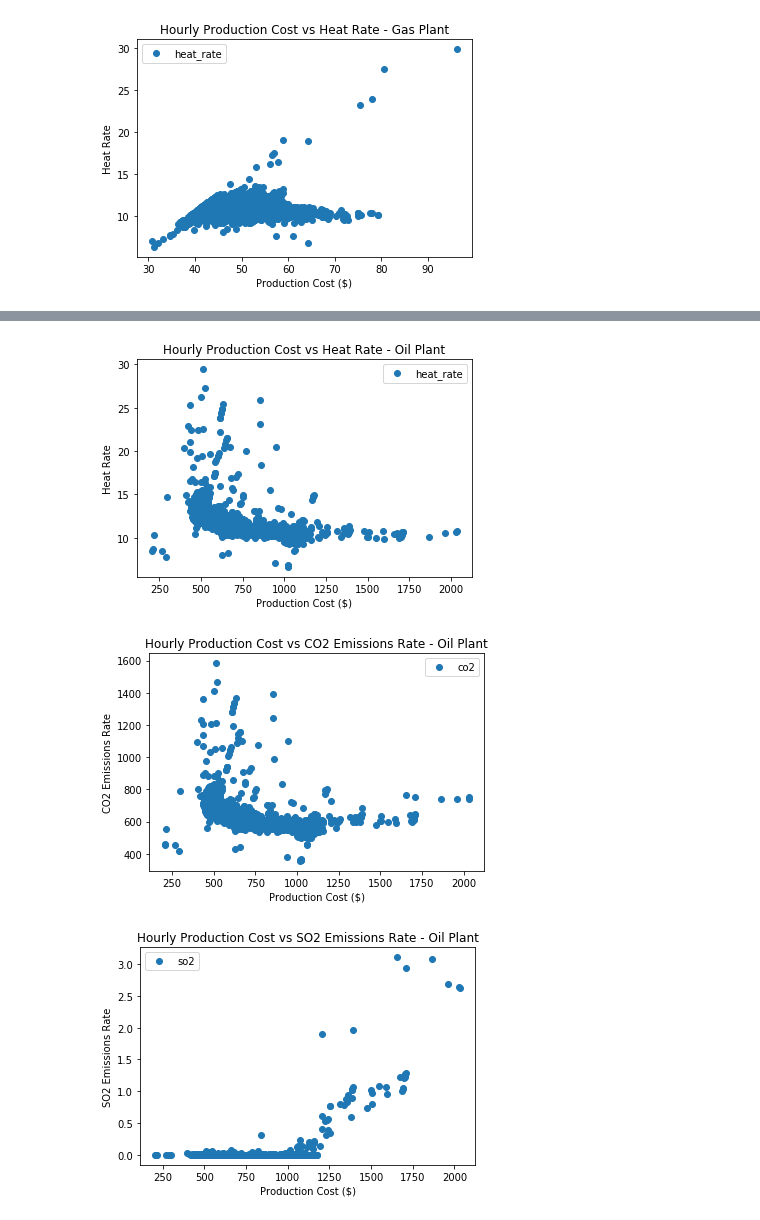
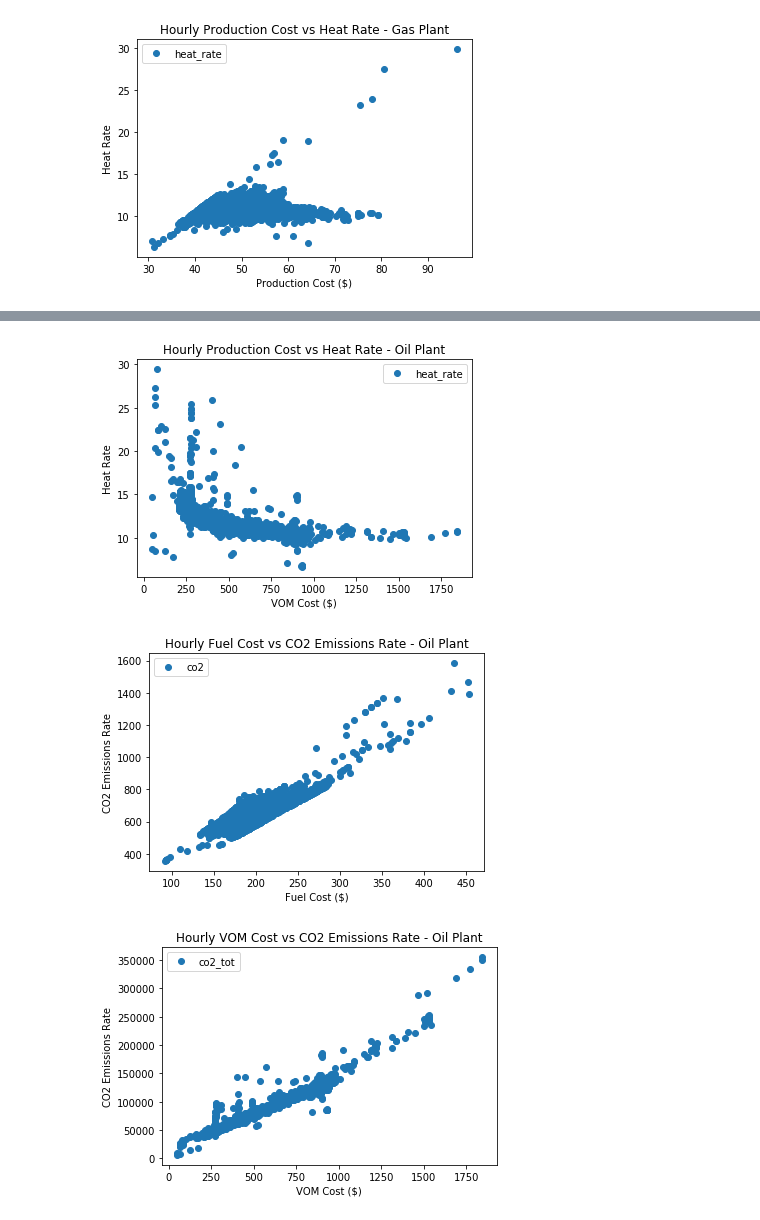
Before and after one commit to amy-wang/thesis2, a Jupyter notebook: heat_rate/Simple_Dispatch_Inputs.ipynb, the cells around one changed output, grey strips where cells are left out. Drawn from its saved outputs; the diff is of its cells as text; code cells hidden in the pictures.

Commit message:
relationships between production cost

```diff
--- a/heat_rate/Simple_Dispatch_Inputs.ipynb
+++ b/heat_rate/Simple_Dispatch_Inputs.ipynb
@@ -24,4 +15,13 @@ pjm_df = pjm_df[(pjm_df.mwh >= 10.0) & (pjm_df.heat_rate <= 30.0)]
 # %%
+pjm_df = pandas.read_csv('/home/amy/simple_dispatch/test/cems.csv')
+fuel_price_df = pandas.read_csv('/home/amy/simple_dispatch/weekly/fuel_price.csv')
+vom = pandas.read_csv('/home/amy/simple_dispatch/vom1.csv')
+
+vom = vom[['orispl_unit', 'vom']]
+
+# Remove PJM outliers
+pjm_df = pjm_df[(pjm_df.mwh >= 10.0) & (pjm_df.heat_rate <= 30.0)]
+
 fuel_price_2840 = fuel_price_df[fuel_price_df['orispl_unit'].isin(['2840_3'])]
 fuel_price_2828 = fuel_price_df[fuel_price_df['orispl_unit'].isin(['2828_1'])]
 fuel_price_593 = fuel_price_df[fuel_price_df['orispl_unit'].isin(['593_5'])]
@@ -67,6 +67,8 @@ for t in np.arange(52)+1:
 df = pandas.merge(pjm_df, fuel_price_df, on=['orispl_unit', 't'], how='left')
 df = pandas.merge(df, vom, on=['orispl_unit'], how='left')
 
+df['fuel_cost'] = df['heat_rate'] * df['fuel_price']
+df['vom_cost'] = df['vom'] * df['mwh']
 df['production_cost'] = df['heat_rate'] * df['fuel_price'] + df['vom'] * df['mwh']
 # %% [markdown]
 ### Production Cost and Relationships
@@ -194,28 +282,28 @@ oil = df[df['orispl_unit'].isin(['593_5'])]
 # %%
-oil.plot(x='production_cost', y='heat_rate', style='o')
+oil.plot(x='vom_cost', y='heat_rate', style='o')
 plt.title('Hourly Production Cost vs Heat Rate - Oil Plant')
-plt.xlabel('Production Cost ($)')
+plt.xlabel('VOM Cost ($)')
 plt.ylabel('Heat Rate')
 
 plt.show()
 # %% [output]
-[figure, old version]
+[figure, new version]
 # %%
-oil.plot(x='production_cost', y='co2', style='o')
-plt.title('Hourly Production Cost vs CO2 Emissions Rate - Oil Plant')
-plt.xlabel('Production Cost ($)')
+oil.plot(x='fuel_cost', y='co2', style='o')
+plt.title('Hourly Fuel Cost vs CO2 Emissions Rate - Oil Plant')
+plt.xlabel('Fuel Cost ($)')
 plt.ylabel('CO2 Emissions Rate')
 
 plt.show()
 # %% [output]
-[figure, old version]
+[figure, new version]
 # %%
-oil.plot(x='production_cost', y='so2', style='o')
-plt.title('Hourly Production Cost vs SO2 Emissions Rate - Oil Plant')
-plt.xlabel('Production Cost ($)')
-plt.ylabel('SO2 Emissions Rate')
+oil.plot(x='vom_cost', y='co2_tot', style='o')
+plt.title('Hourly VOM Cost vs CO2 Emissions Rate - Oil Plant')
+plt.xlabel('VOM Cost ($)')
+plt.ylabel('CO2 Emissions Rate')
 
 plt.show()
 # %% [output]
-[figure, old version]
+[figure, new version]
 # %%
```
Also changed, not shown: parts of 70 cells of this notebook.
